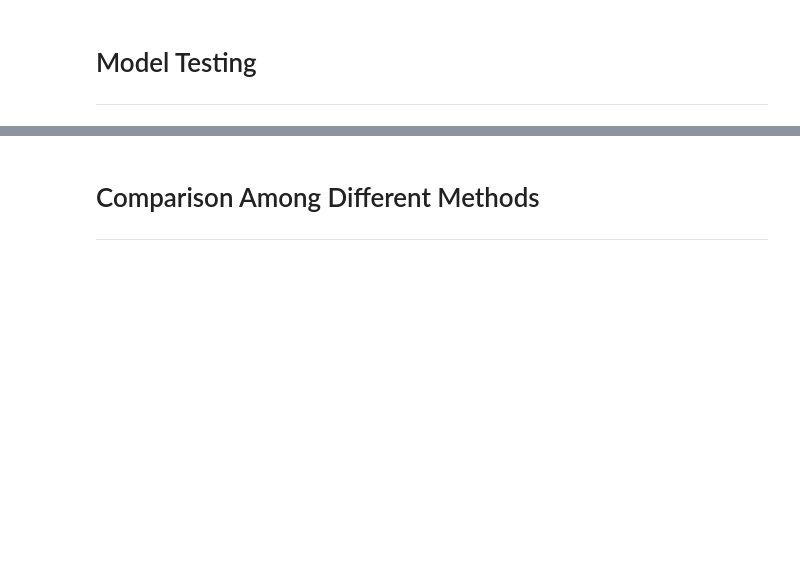
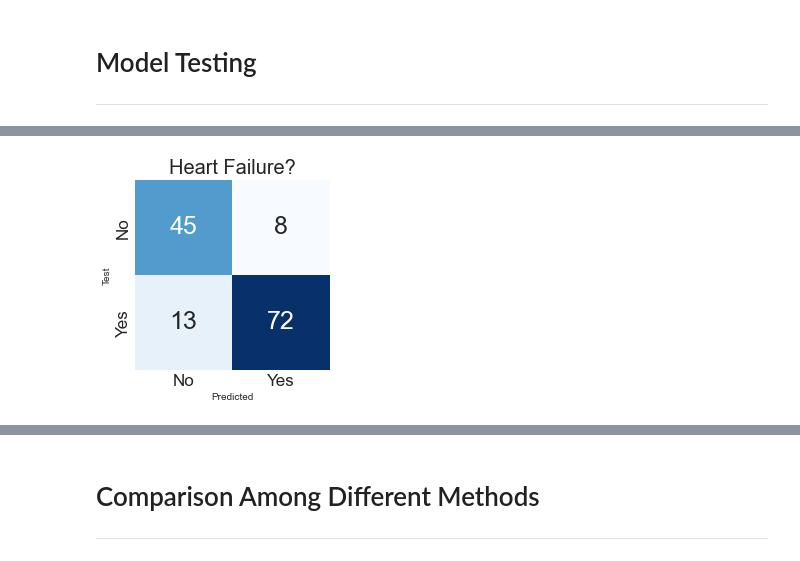
Before and after one commit to Barry0310/AI-Final-Project, a Jupyter notebook: AI_Final_Report.ipynb, the cells around one changed output, grey strips where cells are left out. Saved outputs shown, nothing was run; the diff lists cells and outputs as text; code cells hidden in the pictures; blank space fills up the shorter version.

Commit message:
Update AI_Final_Report.ipynb
notebook with correct output

```diff
--- a/AI_Final_Report.ipynb
+++ b/AI_Final_Report.ipynb
@@ -542,6 +625,6 @@ class DataModule(LightningDataModule):
 # %%
 light_model = LightNet()
 early_stop_callback = EarlyStopping(monitor='val_loss', patience=5)
-trainer = Trainer(callbacks=[early_stop_callback], log_every_n_steps=20)
+trainer = Trainer(gpus=1, callbacks=[early_stop_callback], log_every_n_steps=20)
 trainer.fit(light_model)
 # %% [output]
@@ -551,0 +661,13 @@ NameError: name 'units_1' is not defined
+# %%
+y_pred_prob_list = []
+prediction_list = []
+
+for batch_idx, (X_test_batch, y_test_batch) in enumerate(test_loader):
+    output = light_model(X_test_batch)
+    y_pred_prob = torch.sigmoid(output)
+    y_pred_prob_list.append(y_pred_prob)
+    y_pred = torch.round(y_pred_prob)
+    prediction_list.append(y_pred)
+# %%
+y_pred_prob_list = [a.squeeze().tolist() for a in y_pred_prob_list]
+preds = [a.squeeze().tolist() for a in prediction_list]
@@ -551,0 +685,23 @@ NameError: name 'units_1' is not defined
+# %%
+def get_scores(y, y_pred):
+    data={'Accuracy': np.round(accuracy_score(y, y_pred),2),
+    'Precision':np.round(precision_score(y, y_pred),2),
+    'Recall':np.round(recall_score(y, y_pred),2),
+    'F1':np.round(f1_score(y, y_pred),2),
+    'ROC AUC':np.round(roc_auc_score(y, y_pred),2)}
+    scores_df = pd.Series(data).to_frame('scores')
+    return scores_df
+
+def conf_matrix(y, y_pred):
+    fig, ax =plt.subplots(figsize=(3.5,3.5))
+    labels=['No','Yes']
+    ax=sns.heatmap(confusion_matrix(y, y_pred), annot=True, cmap="Blues", fmt='g', cbar=False, annot_kws={"size":25})
+    plt.title('Heart Failure?', fontsize=20)
+    ax.xaxis.set_ticklabels(labels, fontsize=17)
+    ax.yaxis.set_ticklabels(labels, fontsize=17)
+    ax.set_ylabel('Test')
+    ax.set_xlabel('Predicted')
+# %%
+conf_matrix(y_test, preds)
+# %% [output]
+[figure, added]
```
Also changed, not shown: parts of 25 cells of this notebook.
